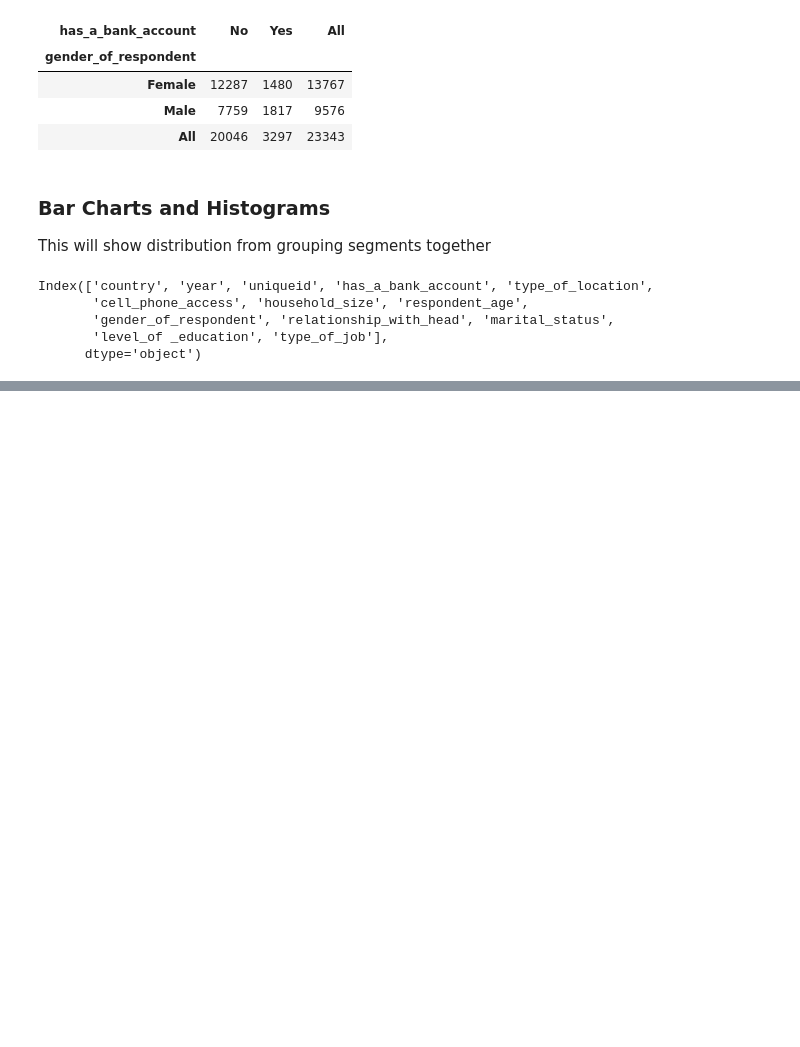
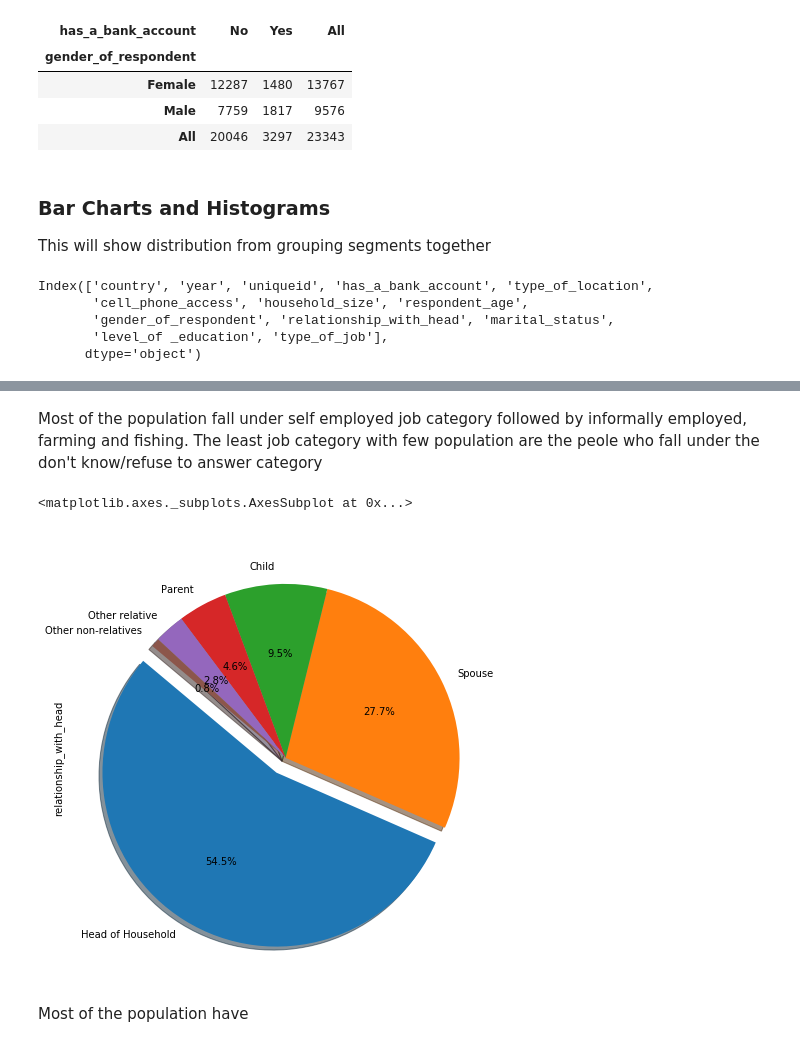
Before and after one commit to mwinzie/Financial-Outcomes, a Jupyter notebook: Moringa_Data_Science_Core_W2_Independent_Project_2019_08_Agnes_Mueni.ipynb, the cells around one changed output, grey strips where cells are left out. Cells and saved outputs as stored; diff of their text form; code cells hidden in the pictures; blank space fills up the shorter version.

```diff
--- a/Moringa_Data_Science_Core_W2_Independent_Project_2019_08_Agnes_Mueni.ipynb
+++ b/Moringa_Data_Science_Core_W2_Independent_Project_2019_08_Agnes_Mueni.ipynb
@@ -310,0 +294,10 @@ plt.show()
+# %% [markdown]
+Most of the population fall under self employed job category followed by informally employed, farming and fishing. The least job category with few population are the peole who fall under the don't know/refuse to answer category
+# %%
+explode = (0.1,0,0,0,0,0)
+financeone.relationship_with_head.value_counts().plot.pie(autopct = '%1.1f%%', explode = explode,shadow = True, startangle = 140,figsize= (15,8))
+# %% [output]
+<matplotlib.axes._subplots.AxesSubplot at 0x...>
+[figure, added]
+# %% [markdown]
+Most of the population have
```
Also changed, not shown: parts of 9 cells of this notebook.
